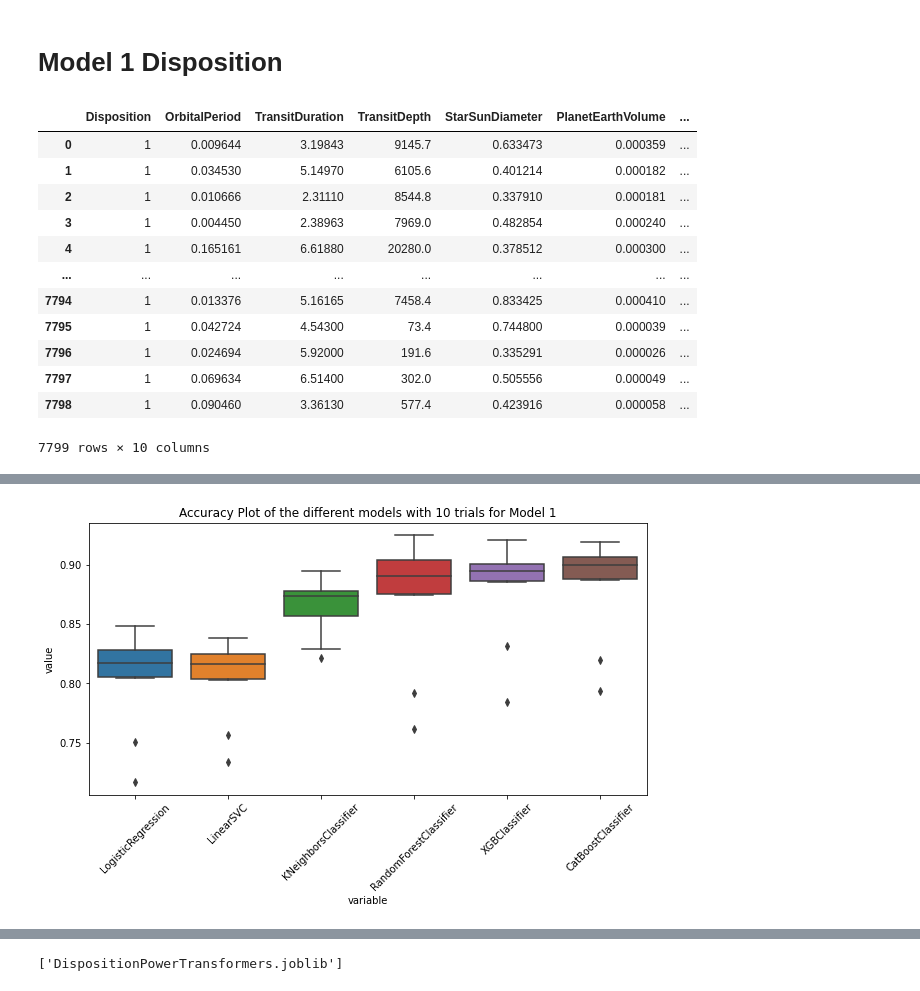
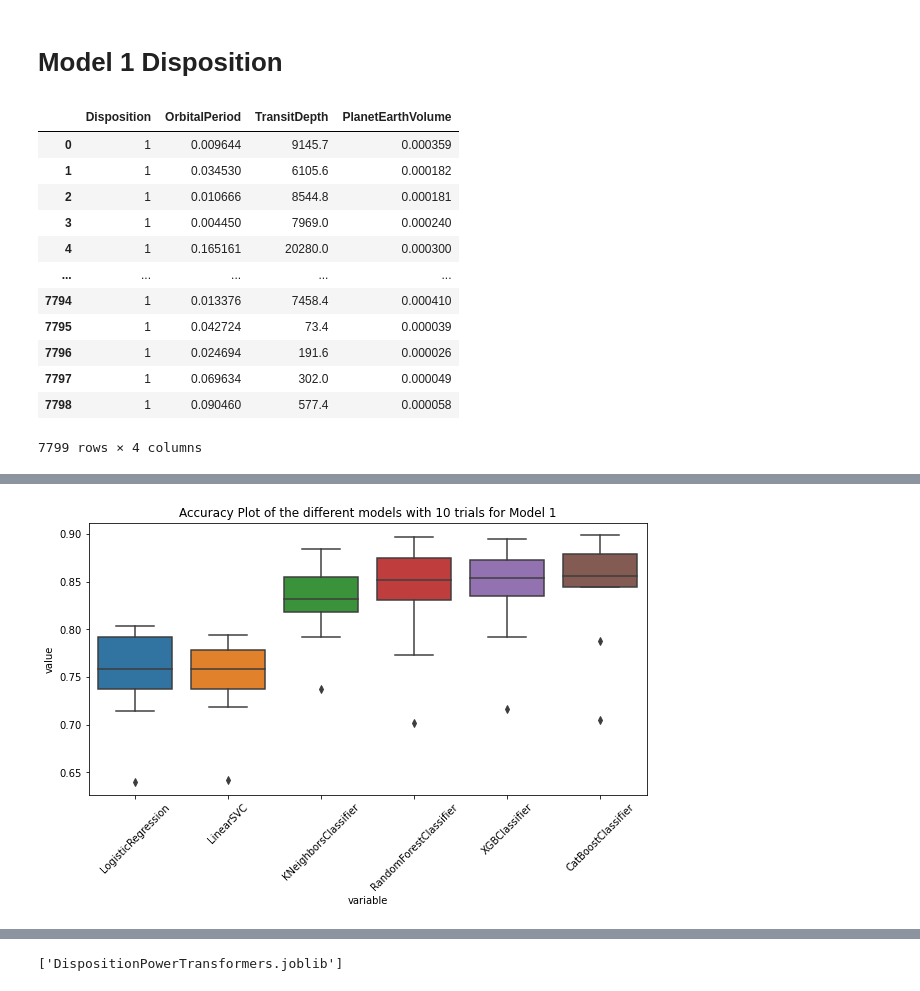
Before and after one commit to Paolo1151/EskwelabsCapstone, a Jupyter notebook: notebooks/Modelling/Model2.ipynb, the cells around one changed output, grey strips where cells are left out. Cells and saved outputs as stored; diff of their text form; code cells hidden in the pictures.

```diff
--- a/notebooks/Modelling/Model2.ipynb
+++ b/notebooks/Modelling/Model2.ipynb
@@ -41,25 +41,25 @@ disp_map = {
 }
 
 dis_df = data[data['Disposition']!='CAND']
-dis_df.drop(columns=['PlanetType', 'PlanetName', 'ObjectOfInterest'], inplace=True)
-dis_df['StarClassification'] = dis_df['StarClassification'].map(classif_map)
+dis_df.drop(columns=['PlanetType', 'PlanetName', 'ObjectOfInterest', 'StarClassification', 'MainSequence', 'StarSunDiameter', 'StarSunMass', 'PlanetEarthTemperature', 'TransitDuration'], inplace=True)
+# dis_df['StarClassification'] = dis_df['StarClassification'].map(classif_map)
 dis_df['Disposition'] = dis_df['Disposition'].map(disp_map)
 dis_df = dis_df.reset_index(drop=True)
 dis_df
 # %% [output]
-|  | Disposition | OrbitalPeriod | TransitDuration | TransitDepth | StarSunDiameter | PlanetEarthVolume | ... |
-| 0 | 1 | 0.009644 | 3.19843 | 9145.7 | 0.633473 | 0.000359 | ... |
-| 1 | 1 | 0.034530 | 5.14970 | 6105.6 | 0.401214 | 0.000182 | ... |
-| 2 | 1 | 0.010666 | 2.31110 | 8544.8 | 0.337910 | 0.000181 | ... |
-| 3 | 1 | 0.004450 | 2.38963 | 7969.0 | 0.482854 | 0.000240 | ... |
-| 4 | 1 | 0.165161 | 6.61880 | 20280.0 | 0.378512 | 0.000300 | ... |
-| ... | ... | ... | ... | ... | ... | ... | ... |
-| 7794 | 1 | 0.013376 | 5.16165 | 7458.4 | 0.833425 | 0.000410 | ... |
-| 7795 | 1 | 0.042724 | 4.54300 | 73.4 | 0.744800 | 0.000039 | ... |
-| 7796 | 1 | 0.024694 | 5.92000 | 191.6 | 0.335291 | 0.000026 | ... |
-| 7797 | 1 | 0.069634 | 6.51400 | 302.0 | 0.505556 | 0.000049 | ... |
-| 7798 | 1 | 0.090460 | 3.36130 | 577.4 | 0.423916 | 0.000058 | ... |
+|  | Disposition | OrbitalPeriod | TransitDepth | PlanetEarthVolume |
+| 0 | 1 | 0.009644 | 9145.7 | 0.000359 |
+| 1 | 1 | 0.034530 | 6105.6 | 0.000182 |
+| 2 | 1 | 0.010666 | 8544.8 | 0.000181 |
+| 3 | 1 | 0.004450 | 7969.0 | 0.000240 |
+| 4 | 1 | 0.165161 | 20280.0 | 0.000300 |
+| ... | ... | ... | ... | ... |
+| 7794 | 1 | 0.013376 | 7458.4 | 0.000410 |
+| 7795 | 1 | 0.042724 | 73.4 | 0.000039 |
+| 7796 | 1 | 0.024694 | 191.6 | 0.000026 |
+| 7797 | 1 | 0.069634 | 302.0 | 0.000049 |
+| 7798 | 1 | 0.090460 | 577.4 | 0.000058 |
-7799 rows × 10 columns
+7799 rows × 4 columns
 # %%
 from sklearn.preprocessing import PowerTransformer
 from sklearn.model_selection import train_test_split
@@ -126,7 +126,5 @@ cv_results['Avg Score'] = (cv_results['KFold1'] + cv_results['KFold2'] + cv_resu
 
 cv_results.to_csv('DispositionKFolds.csv')
 
-cf_matrix =
-
 cv_results
 # %% [output]
@@ -143,2 +141,2 @@ cv_results
-[figure, old version]
+[figure, new version]
 |  | KFold1 | KFold2 | KFold3 | KFold4 | KFold5 | KFold6 | KFold7 | KFold8 | KFold9 | KFold10 | Avg Score |
```
Also changed, not shown: parts of 4 cells of this notebook, 44 other files.
